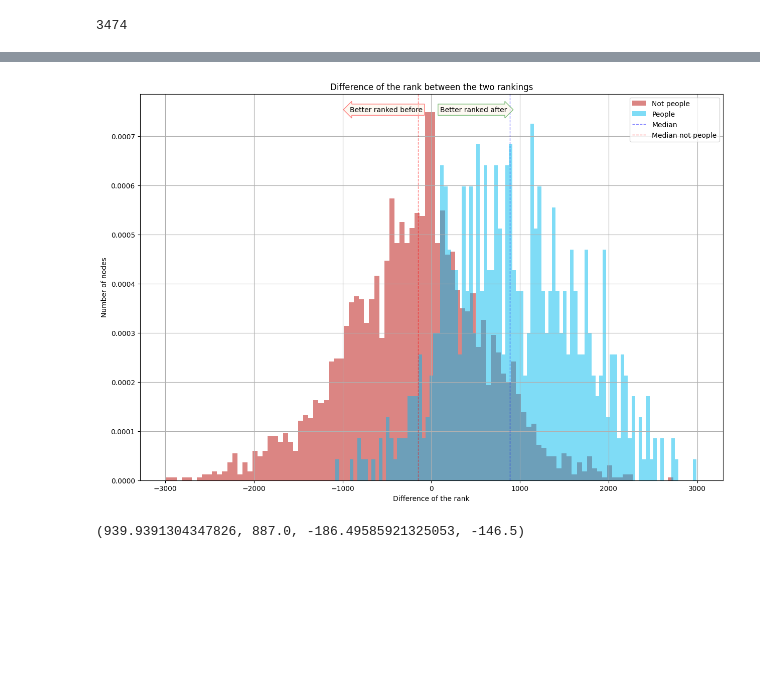
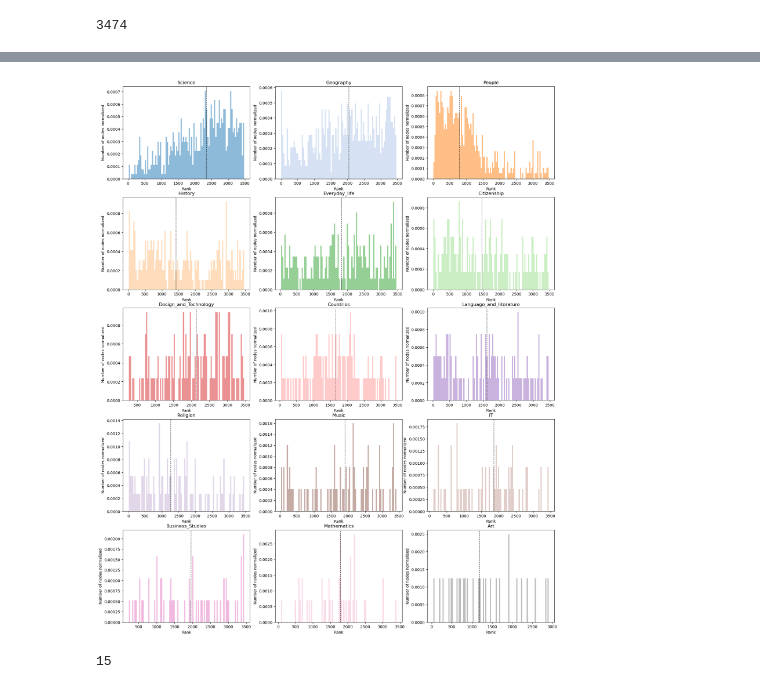
Before and after one commit to epfl-ada/ada-2023-project-ndlmada, a Jupyter notebook: page_rank_clean.ipynb, the cells around one changed output, grey strips where cells are left out. Drawn from its saved outputs; the diff is of its cells as text; code cells hidden in the pictures; blank space fills up the shorter version.

```diff
--- a/page_rank_clean.ipynb
+++ b/page_rank_clean.ipynb
@@ -108,5 +103,0 @@ def mean_median_change_in_rank_of_peoples(df_pagerank_before, df_pagerank_after,
-# %%
-mean_median_change_in_rank_of_peoples(df_pagerank_links, df_pagerank_both_gend, gender_dict)
-# %% [output]
-[figure, removed]
-(939.9391304347826, 887.0, -186.49585921325053, -146.5)
@@ -112,0 +134,37 @@ mean_median_change_in_rank_of_peoples(df_pagerank_links, df_pagerank_both_gend,
+# %%
+rank_both_gender = sort_and_rank(df_pagerank_both_gend)
+# %%
+def get_cat(Node):
+    try:
+        return result_dict[Node]["main_subject"]
+    except KeyError as e:
+        return np.nan
+
+rank_both_gender["MainCat"] = rank_both_gender.apply(lambda row: get_cat(row["Node"]), axis=1)
+all_cat = rank_both_gender["MainCat"].value_counts().index.to_list()
+# %%
+def graph_category_rank(df_rank):
+    fig, axes = plt.subplots(5, 3, figsize=(20, 25))
+    colors = plt.cm.tab20(range(20))
+
+    for i in range(5):
+        for j in range(3):
+            category = all_cat[3*i+j]
+            df_subset_cat = df_rank.loc[df_rank["MainCat"] == category, :]
+            axes[i, j].hist(df_subset_cat["Rank"], bins=100, alpha=0.5, label=category, color=colors[3*i+j], density=True)
+            axes[i, j].set_title(category)
+            axes[i, j].axvline(df_subset_cat["Rank"].median(), color="Black", linestyle='dashed', linewidth=1, alpha=0.75, label='Median')
+            axes[i, j].set_xlabel("Rank")
+            axes[i, j].set_ylabel("Number of nodes normalized")
+# %%
+graph_category_rank(df_pagerank_both_gend)
+# %% [output]
+[figure, added]
+# %%
+df_rank_links = sort_and_rank(df_pagerank_links)
+df_rank_links["MainCat"] = df_rank_links.apply(lambda row: get_cat(row["Node"]), axis=1)
+all_cat = df_rank_links["MainCat"].value_counts().index.to_list()
+
+len(all_cat)
+# %% [output]
+15
```
Also changed, not shown: parts of 20 cells of this notebook, 2 other files.
